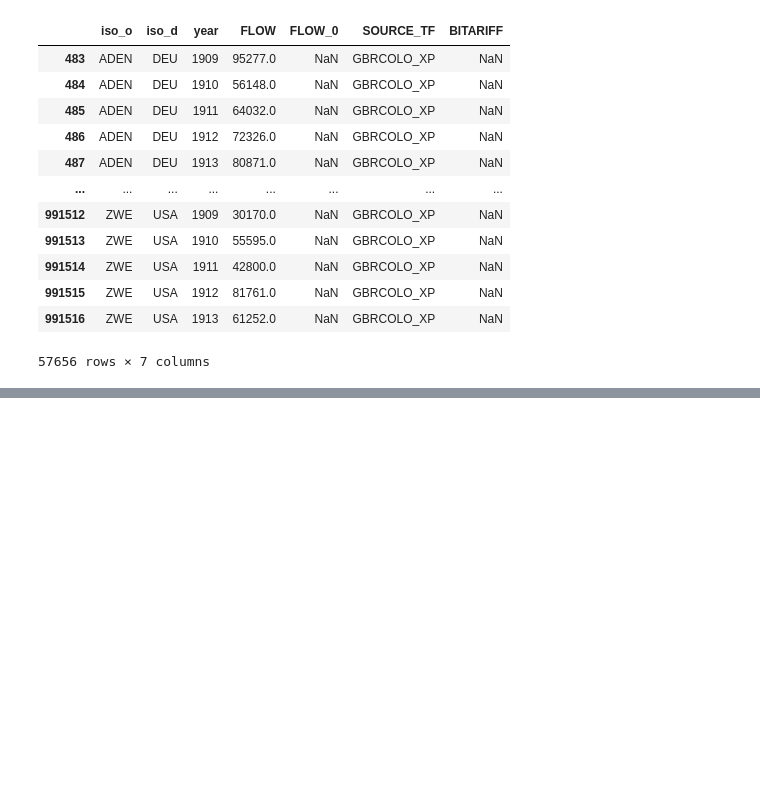
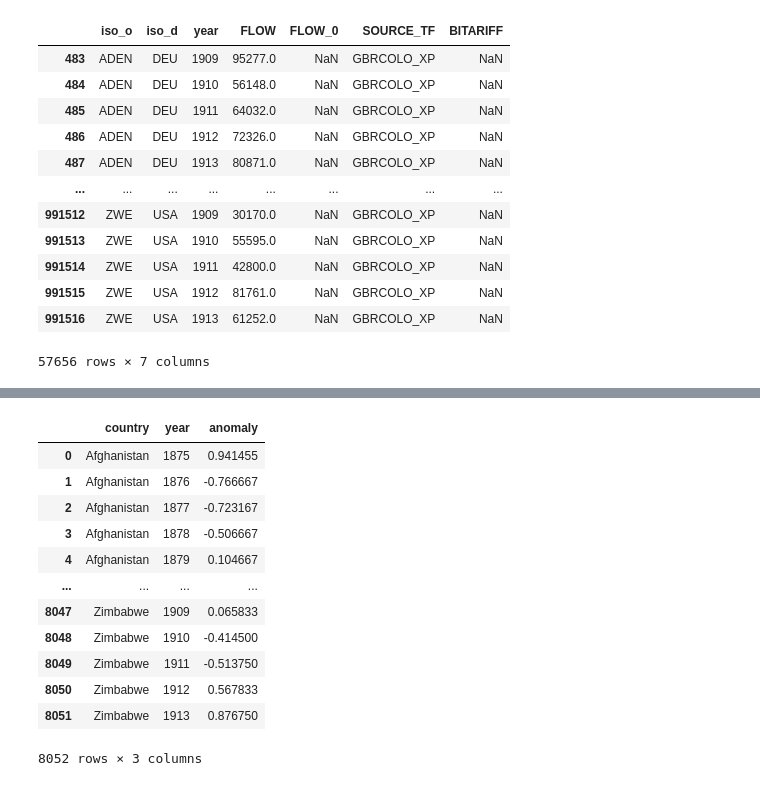
Before and after one commit to kabeerbora/1st_global, a Jupyter notebook: 1st_global.ipynb, the cells around one changed output, grey strips where cells are left out. Cells and saved outputs as stored; diff of their text form; code cells hidden in the pictures; blank space fills up the shorter version.

```diff
--- a/1st_global.ipynb
+++ b/1st_global.ipynb
@@ -935,0 +1290,16 @@ merged_gravity_bitrade.head()
+# %%
+pivoted = pivoted.groupby(['country', 'year'])['anomaly'].mean().reset_index()
+# %% [output]
+|  | country | year | anomaly |
+| 0 | Afghanistan | 1875 | 0.941455 |
+| 1 | Afghanistan | 1876 | -0.766667 |
+| 2 | Afghanistan | 1877 | -0.723167 |
+| 3 | Afghanistan | 1878 | -0.506667 |
+| 4 | Afghanistan | 1879 | 0.104667 |
+| ... | ... | ... | ... |
+| 8047 | Zimbabwe | 1909 | 0.065833 |
+| 8048 | Zimbabwe | 1910 | -0.414500 |
+| 8049 | Zimbabwe | 1911 | -0.513750 |
+| 8050 | Zimbabwe | 1912 | 0.567833 |
+| 8051 | Zimbabwe | 1913 | 0.876750 |
+8052 rows × 3 columns
```
Also changed, not shown: parts of 13 cells of this notebook.
